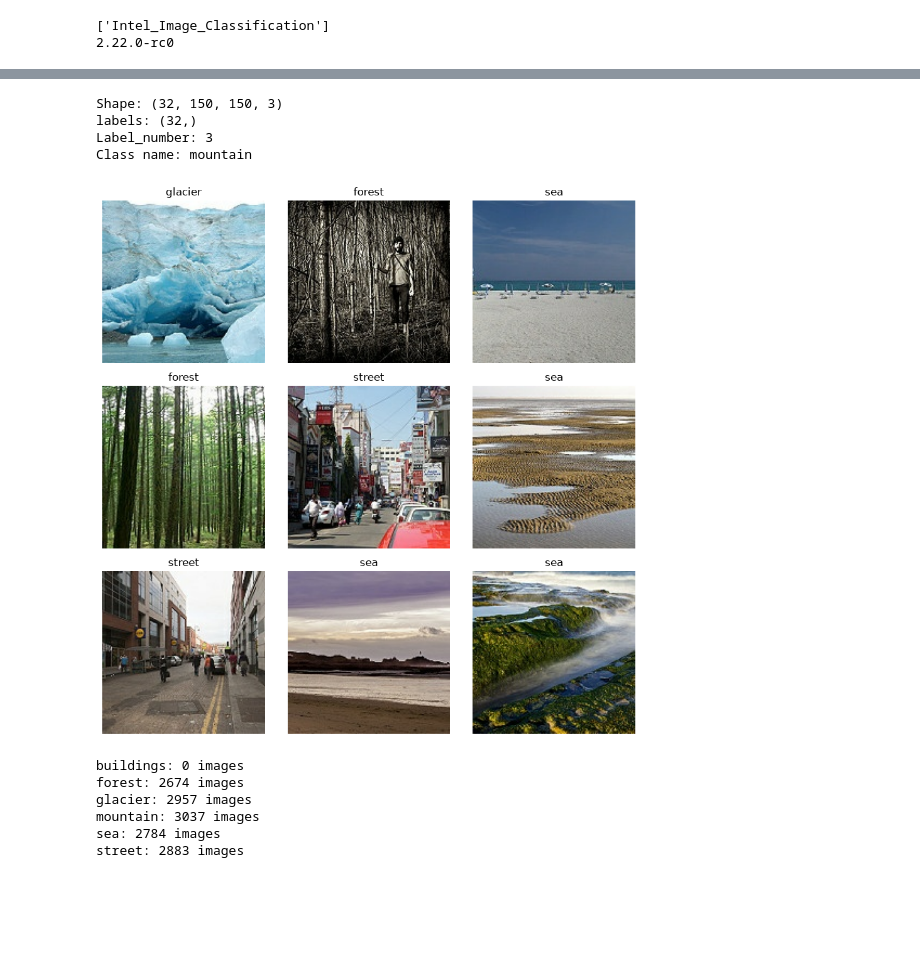
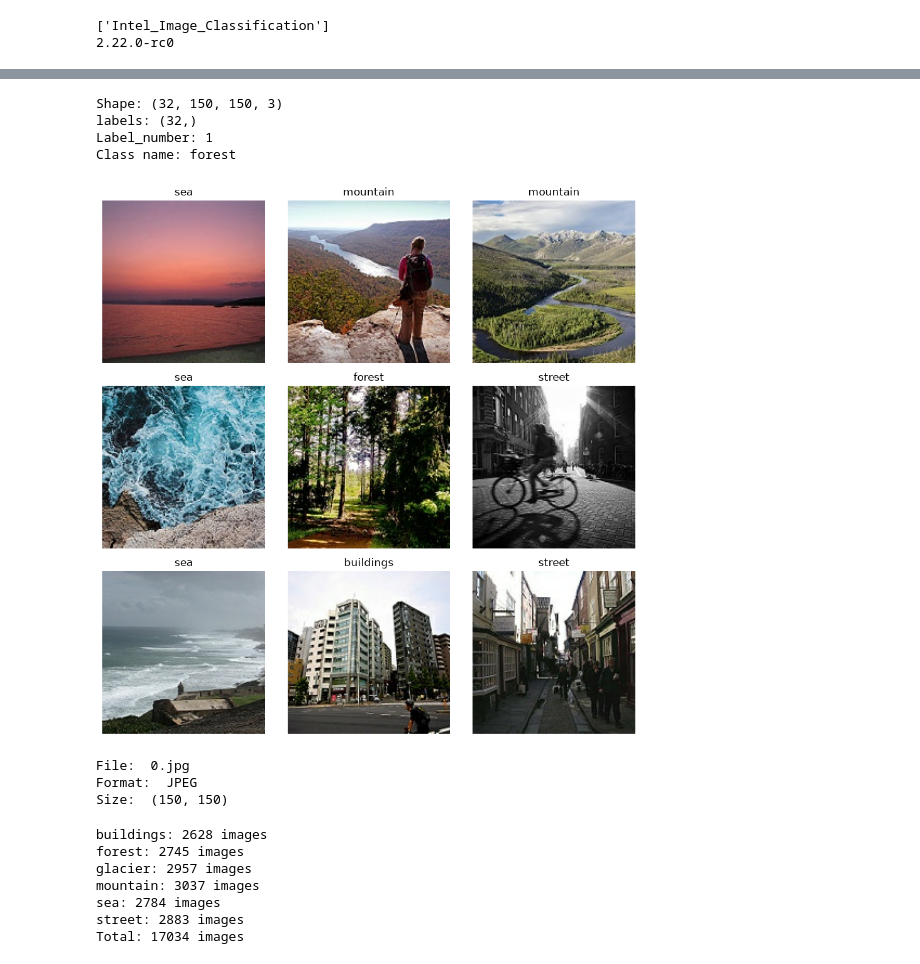
Before and after one commit to MouadBoumahdi/SceneVision-Classification-d-images-avec-un-CNN-et-TensorFlow., a Jupyter notebook: notebook/01_exploration.ipynb, the cells around one changed output, grey strips where cells are left out. Cells and saved outputs as stored; diff of their text form; code cells hidden in the pictures; blank space fills up the shorter version.

```diff
--- a/notebook/01_exploration.ipynb
+++ b/notebook/01_exploration.ipynb
@@ -45,44 +102,67 @@ print("labels:", labels.shape)
 
 label_number = int(labels[0].numpy())
 print("Label_number:",label_number)
-print("Class name:", train_ds.class_names[label_number])
+print("Class name:", class_names[label_number])
 # %% [output]
 Shape: (32, 150, 150, 3)
 labels: (32,)
-Label_number: 3
-Class name: mountain
+Label_number: 1
+Class name: forest
 # %%
 import matplotlib.pyplot as plt
 
 images, labels = next(iter(train_ds))
-class_names = train_ds.class_names
 
 plt.figure(figsize=(9, 9))
 
 for i in range(9):
     plt.subplot(3, 3, i + 1)
     plt.imshow(images[i].numpy().astype("uint8"))
 
     label_number = int(labels[i].numpy())
     plt.title(class_names[label_number])
     plt.axis("off")
 
 plt.tight_layout()
 plt.show()
 # %% [output]
-[figure, old version]
+[figure, new version]
+# %%
+from PIL import Image
+from pathlib import Path
+image_path = next(Path(train_dir).glob("*/*"))
+with Image.open(image_path) as image:
+    print("File: ", image_path.name)
+    print("Format: ", image.format)
+    print("Size: ", image.size)
+# %% [output]
+File:  0.jpg
+Format:  JPEG
+Size:  (150, 150)
 # %%
 from pathlib import Path
 
 train_path = Path(train_dir)
 
+image_extensions = {".jpg", ".jpeg", ".png"}
+total_images = 0
+
 for class_dir in sorted(train_path.iterdir()):
-        image_count = len(list(class_dir.glob("*.jpg")))
+    if class_dir.is_dir():
+        image_count = sum(
+            1
+            for image_path in class_dir.iterdir()
+            if image_path.is_file() and image_path.suffix.lower() in image_extensions
+        )
+        total_images += image_count
         print(f"{class_dir.name}: {image_count} images")
+
+print(f"Total: {total_images} images")
 # %% [output]
-buildings: 0 images
-forest: 2674 images
+buildings: 2628 images
+forest: 2745 images
 glacier: 2957 images
 mountain: 3037 images
 sea: 2784 images
 street: 2883 images
+Total: 17034 images
```
Also changed, not shown: parts of 1 cell of this notebook, 1 other file.
